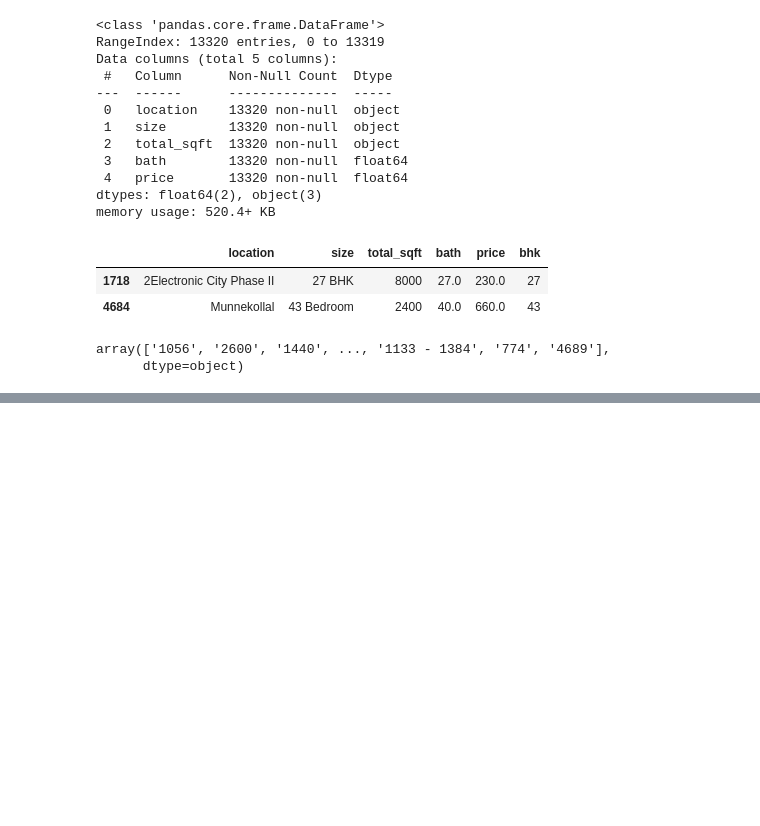
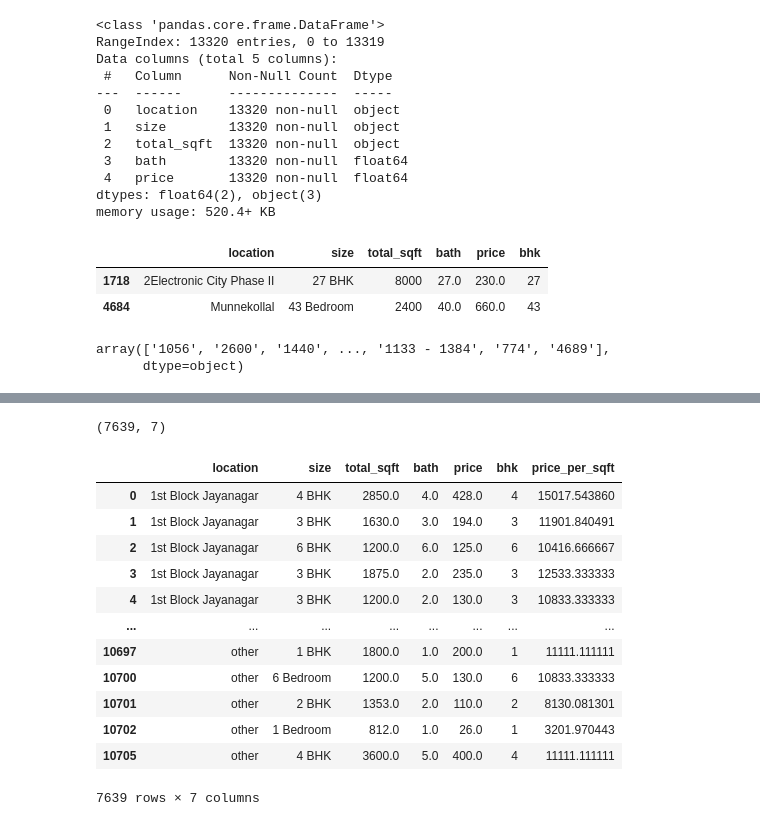
Before and after one commit to abandonedmonk/House-Price-Prediction, a Jupyter notebook: House Price Prediction.ipynb, the cells around one changed output, grey strips where cells are left out. Drawn from its saved outputs; the diff is of its cells as text; code cells hidden in the pictures; blank space fills up the shorter version.

Commit message:
Finshing with the Data Wrangling process Removed the outliers and cleaned the data

```diff
--- a/House Price Prediction.ipynb
+++ b/House Price Prediction.ipynb
@@ -216,0 +357,4 @@ data['total_sqft'] = data['total_sqft'].apply(convert_range)
+# %%
+# We will only consider those datasets where the bedroom size is more than 200 sqft
+data = data[((data['total_sqft']/data['bhk']) >= 200)]
+data.describe()
@@ -216,0 +389,14 @@ data['total_sqft'] = data['total_sqft'].apply(convert_range)
+# %%
+def remove_outliers_sqft(df):
+    df_output = pd.DataFrame()
+    for key, subdf in df.groupby('location'):
+        mean = np.mean(subdf.price_per_sqft)
+        std_dev = np.std(subdf.price_per_sqft)
+
+        # We will only take the values that are +- std_dev from the mean value
+        gen_df = subdf[(subdf.price_per_sqft > (mean - std_dev)) & (subdf.price_per_sqft <= (mean + std_dev))]
+        df_output = pd.concat([df_output, gen_df], ignore_index=True)
+    return df_output
+
+data = remove_outliers_sqft(data)
+data.describe()
@@ -216,0 +421,41 @@ data['total_sqft'] = data['total_sqft'].apply(convert_range)
+# %%
+def bhk_outlier_remover(df):
+    exclude_indices = np.array([])
+
+    for location, location_df in df.groupby('location'):
+        bhk_stats ={}
+        for bhk, bhk_df in location_df.groupby('bhk'):
+            bhk_df.attrs['price_per_sqft'] = (bhk_df.price / bhk_df.total_sqft)
+            bhk_stats[bhk] = {
+                'mean': np.mean(bhk_df.price_per_sqft), # Mean of that particular size of house
+                'std': np.std(bhk_df.price_per_sqft), # Standard Deviation
+                'count': bhk_df.shape[0] # Number of BHK
+            }
+        # for bhk, bhk_df in location_df.groupby('bhk'):
+            stats = bhk_stats.get(bhk - 1) # We are using 'get' func because if 2BHK doesn't exist then the code will not throw an error
+            if stats and stats['count'] > 5:
+                # if price of 3 > price of 2, we exclude them (drop them later)
+                exclude_indices = np.append(exclude_indices, bhk_df[bhk_df.price_per_sqft<(stats['mean'])].index.values)
+    return df.drop(exclude_indices, axis = 'index')
+# %%
+data = bhk_outlier_remover(data)
+# %%
+data.shape
+# %% [output]
+(7639, 7)
+# %%
+data
+# %% [output]
+|  | location | size | total_sqft | bath | price | bhk | price_per_sqft |
+| 0 | 1st Block Jayanagar | 4 BHK | 2850.0 | 4.0 | 428.0 | 4 | 15017.543860 |
+| 1 | 1st Block Jayanagar | 3 BHK | 1630.0 | 3.0 | 194.0 | 3 | 11901.840491 |
+| 2 | 1st Block Jayanagar | 6 BHK | 1200.0 | 6.0 | 125.0 | 6 | 10416.666667 |
+| 3 | 1st Block Jayanagar | 3 BHK | 1875.0 | 2.0 | 235.0 | 3 | 12533.333333 |
+| 4 | 1st Block Jayanagar | 3 BHK | 1200.0 | 2.0 | 130.0 | 3 | 10833.333333 |
+| ... | ... | ... | ... | ... | ... | ... | ... |
+| 10697 | other | 1 BHK | 1800.0 | 1.0 | 200.0 | 1 | 11111.111111 |
+| 10700 | other | 6 Bedroom | 1200.0 | 5.0 | 130.0 | 6 | 10833.333333 |
+| 10701 | other | 2 BHK | 1353.0 | 2.0 | 110.0 | 2 | 8130.081301 |
+| 10702 | other | 1 Bedroom | 812.0 | 1.0 | 26.0 | 1 | 3201.970443 |
+| 10705 | other | 4 BHK | 3600.0 | 5.0 | 400.0 | 4 | 11111.111111 |
+7639 rows × 7 columns
```
Also changed, not shown: parts of 23 cells of this notebook, 1 other file.
